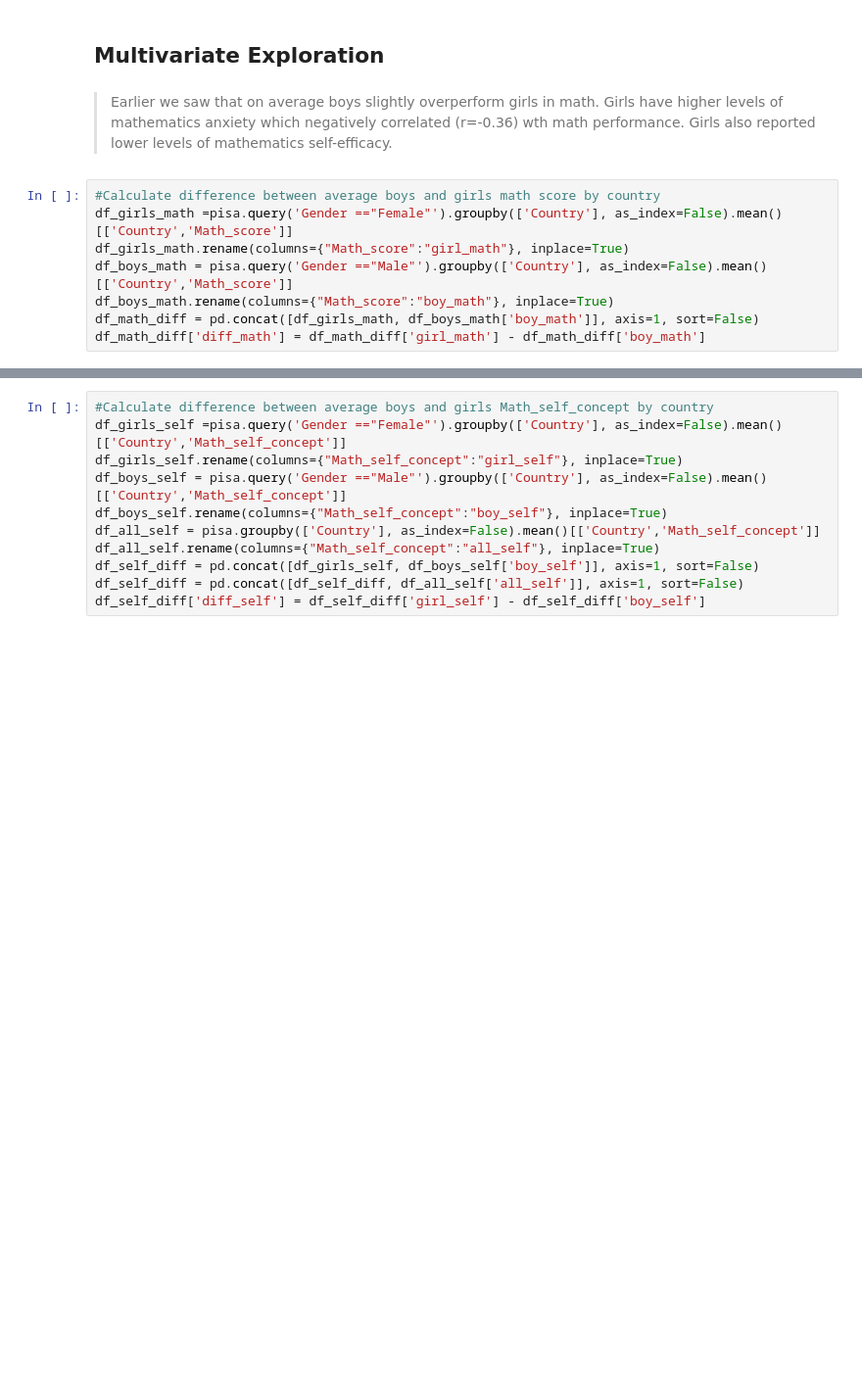
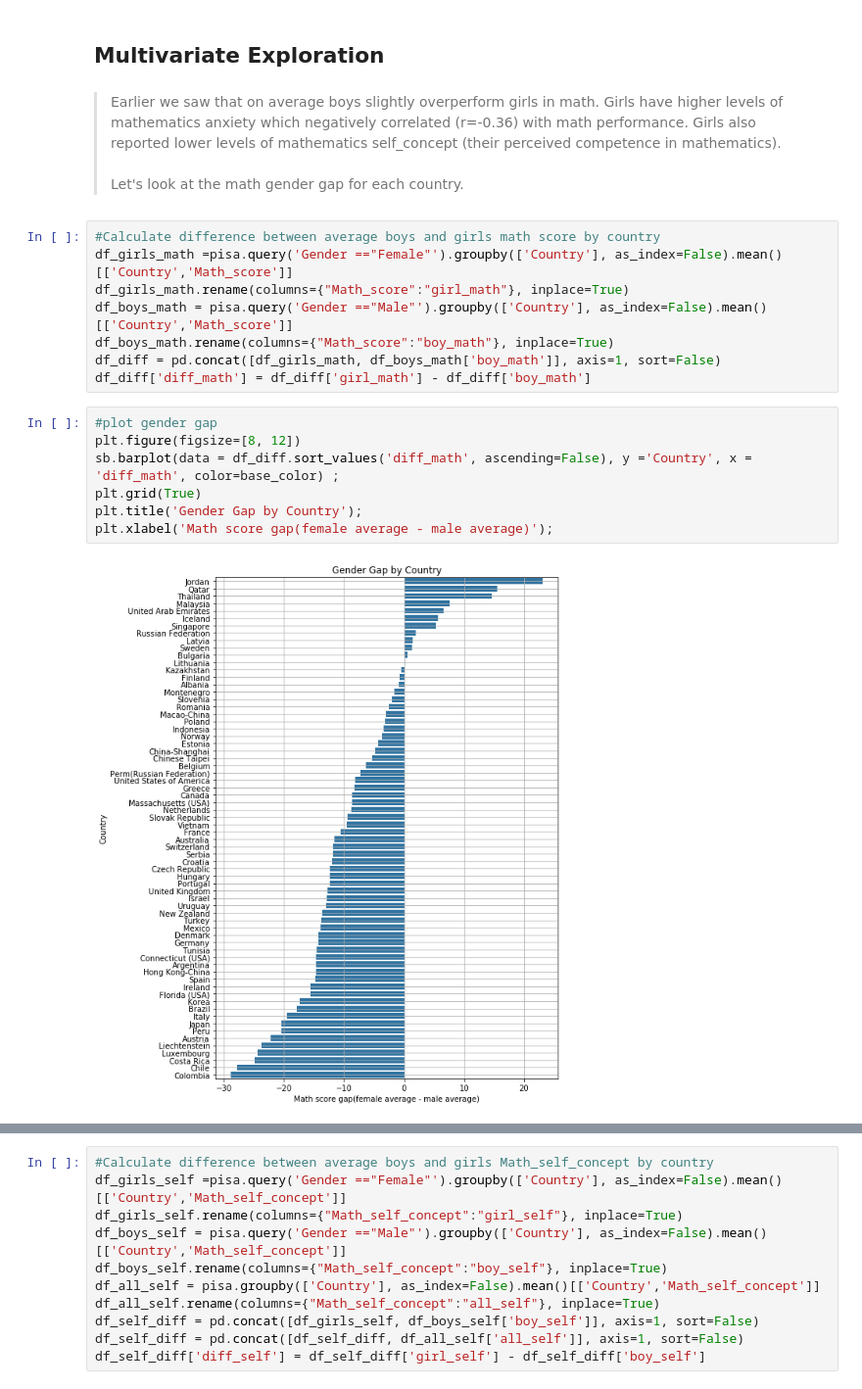
Before and after one commit to Anyra20/CommunicateDataProject, a Jupyter notebook: exploratory_analysisPISA2012.ipynb, the cells around one changed output, grey strips where cells are left out. Shown at 98% size. Cells and saved outputs as stored; diff of their text form; blank space fills up the shorter version.

```diff
--- a/exploratory_analysisPISA2012.ipynb
+++ b/exploratory_analysisPISA2012.ipynb
@@ -766,12 +766,22 @@ In Finland disparities among schools are not as large with 2 schools as outliers
 # %% [markdown]
 ## Multivariate Exploration
 # %% [markdown]
-> Earlier we saw that on average boys slightly overperform girls in math. Girls have higher levels of mathematics anxiety which negatively correlated (r=-0.36) wth math performance. Girls also reported lower levels of mathematics self-efficacy.
+> Earlier we saw that on average boys slightly overperform girls in math. Girls have higher levels of mathematics anxiety which negatively correlated (r=-0.36) with math performance. Girls also reported lower levels of mathematics self_concept (their  perceived competence in mathematics).<br><br>
+Let's look at the math gender gap for each country.
 # %%
 #Calculate difference between average boys and girls math score by country
 df_girls_math =pisa.query('Gender =="Female"').groupby(['Country'], as_index=False).mean()[['Country','Math_score']]
 df_girls_math.rename(columns={"Math_score":"girl_math"}, inplace=True)
 df_boys_math = pisa.query('Gender =="Male"').groupby(['Country'], as_index=False).mean()[['Country','Math_score']]
 df_boys_math.rename(columns={"Math_score":"boy_math"}, inplace=True)
-df_math_diff = pd.concat([df_girls_math, df_boys_math['boy_math']], axis=1, sort=False)
-df_math_diff['diff_math'] = df_math_diff['girl_math'] - df_math_diff['boy_math']
+df_diff = pd.concat([df_girls_math, df_boys_math['boy_math']], axis=1, sort=False)
+df_diff['diff_math'] = df_diff['girl_math'] - df_diff['boy_math']
+# %%
+#plot gender gap
+plt.figure(figsize=[8, 12])
+sb.barplot(data = df_diff.sort_values('diff_math', ascending=False), y ='Country', x = 'diff_math', color=base_color) ;
+plt.grid(True)
+plt.title('Gender Gap by Country');
+plt.xlabel('Math score gap(female average - male average)');
+# %% [output]
+[figure, added]
```
Also changed, not shown: parts of 43 cells of this notebook.
